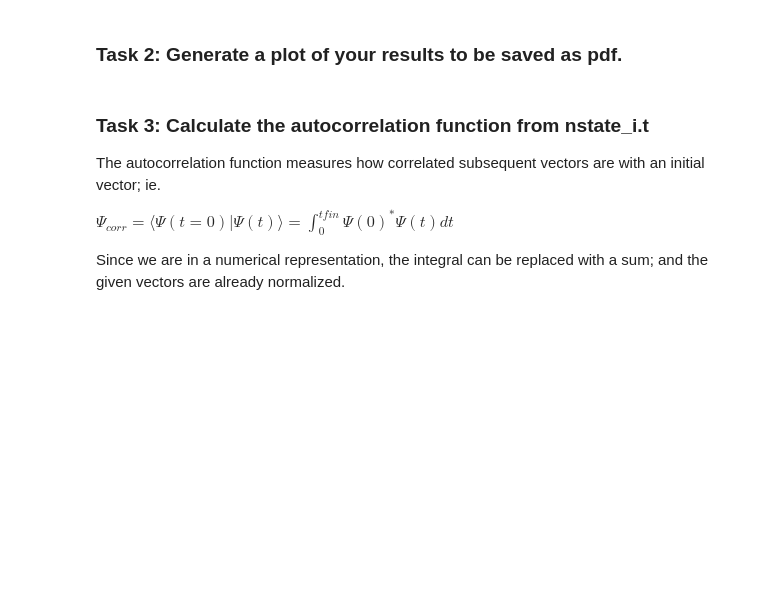
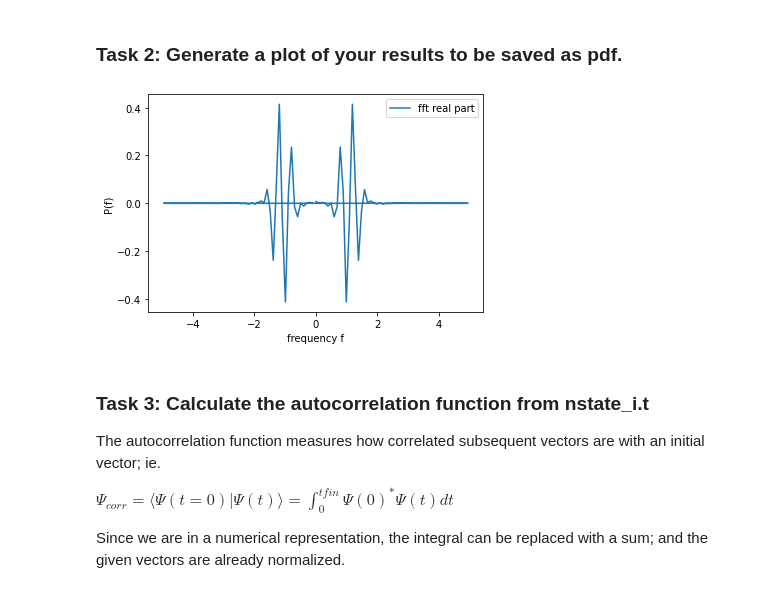
Before and after one commit to bellerophons-pegasus/ssciwr_sdc_team14, a Jupyter notebook: src/notebook_unit1.ipynb, the cells around one changed output. Drawn from its saved outputs; the diff is of its cells as text; code cells hidden in the pictures; blank space fills up the shorter version.

```diff
--- a/src/notebook_unit1.ipynb
+++ b/src/notebook_unit1.ipynb
@@ -165,4 +211,8 @@ Here we are interested in column 2 since the others are constant.
 # %%
 # discrete Fourier transform of the remaining column: You only need the real frequencies
+
+efield_fft = np.fft.fft(efield[:,1])
+
+freq = np.fft.fftfreq(efield.shape[0],d=(efield[1,0]-efield[0,0]))
 # %% [markdown]
 ### Task 2: Generate a plot of your results to be saved as pdf.
@@ -171,3 +219,13 @@ Here we are interested in column 2 since the others are constant.
+# %%
+# plot your results
+
+plt.plot(freq,efield_fft.real,label="fft real part")
+plt.xlabel("frequency f")
+plt.ylabel("P(f)")
+plt.legend()
+plt.savefig('efield_fft.pdf')
+# %% [output]
+[figure, added]
 # %% [markdown]
 ### Task 3: Calculate the autocorrelation function from nstate_i.t
 The autocorrelation function measures how correlated subsequent vectors are with an initial vector; ie.
```
Also changed, not shown: parts of 10 cells of this notebook.
